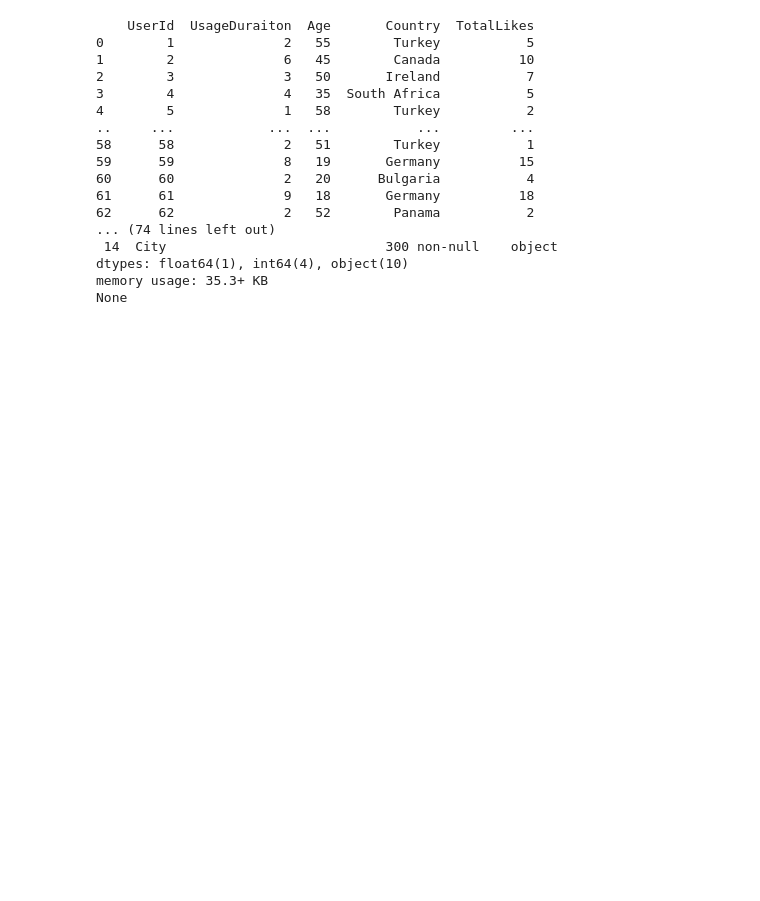
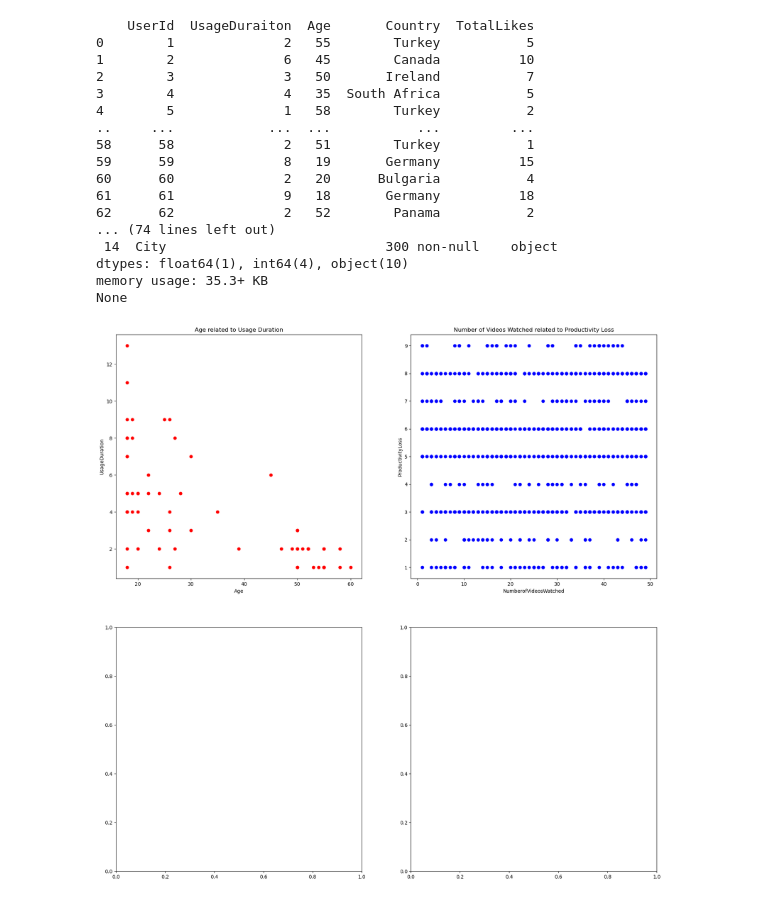
Before and after one commit to IT4063C-Fall24/final-project-gsweet0614, a Jupyter notebook: source.ipynb, the cells around one changed output. Saved outputs shown, nothing was run; the diff lists cells and outputs as text; code cells hidden in the pictures; blank space fills up the shorter version.

```diff
--- a/source.ipynb
+++ b/source.ipynb
@@ -43,7 +39,7 @@ Each dataset has it's own benefits, impact of social media focuses more on usage
 
 import pandas as pd
 
-df = pd.read_csv('social-media.csv')
+df1 = pd.read_csv('social-media.csv')
 
 print(df)
 
@@ -78,3 +74,41 @@ print(df3_csv.info())
 dtypes: float64(1), int64(4), object(10)
 memory usage: 35.3+ KB
 None
+# %%
+#Cleaning Data
+
+#Dropping Duplicates
+df1.drop_duplicates(inplace=True)
+df2.drop_duplicates(inplace=True)
+df3_csv.drop_duplicates(inplace=True)
+
+#Dropping Empty Values
+df1.dropna(inplace=True)
+df2.dropna(inplace=True)
+df3_csv.dropna(inplace=True)
+
+#None of the datasets seem to have too many outliers or missing data types. I assume these were cleaned before they were posted to Kaggle.
+
+#I also did some manual cleaning within Excel itself and CSV editing, there were a few column misspellings I fixed.
+# %%
+#Using MatPlotLib
+
+import matplotlib.pyplot as plt
+
+fig, axs = plt.subplots(2,2,figsize=(20,20))
+
+#Visualization 1: This visualization is showing the relation between age and usage duration, as you can see in the chart, the younger people are, the higher usage duration they have.
+axs[0,0].scatter(df1['Age'], df1['UsageDuraiton'], color='red')
+axs[0,0].set_title('Age related to Usage Duration')
+axs[0,0].set_xlabel('Age')
+axs[0,0].set_ylabel('UsageDuration')
+
+#Visualization 2: This visualization is showing the relation between number of videos watched and productivity loss, while this chart looks messy, we find that most people, no matter how many videos they have watched, believe that the videos they are watching are affecting their productivity between 5 and 6 on a scale of 1-10.
+axs[0,1].scatter(df2['Number of Videos Watched'], df2['ProductivityLoss'], color='blue')
+axs[0,1].set_title('Number of Videos Watched related to Productivity Loss')
+axs[0,1].set_xlabel('NumberofVideosWatched')
+axs[0,1].set_ylabel('ProductivityLoss')
+
+plt.show()
+# %% [output]
+[figure, added]
```
Also changed, not shown: parts of 16 cells of this notebook.
